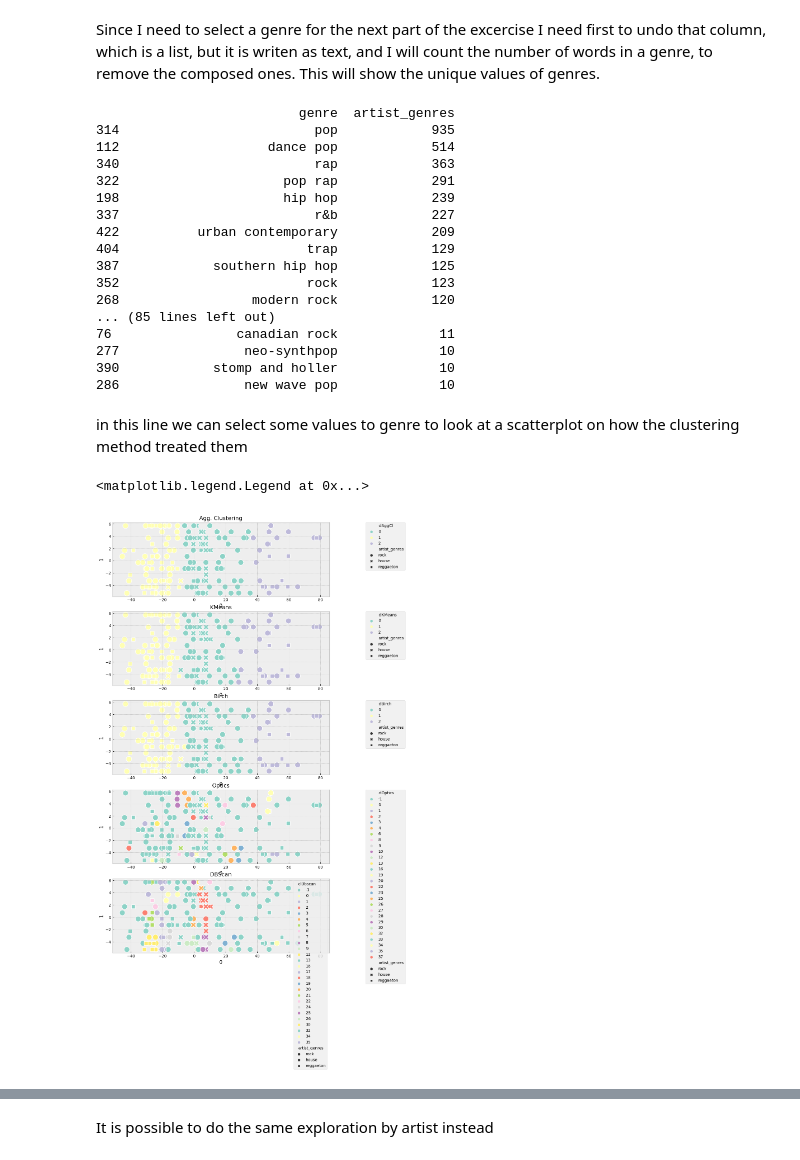
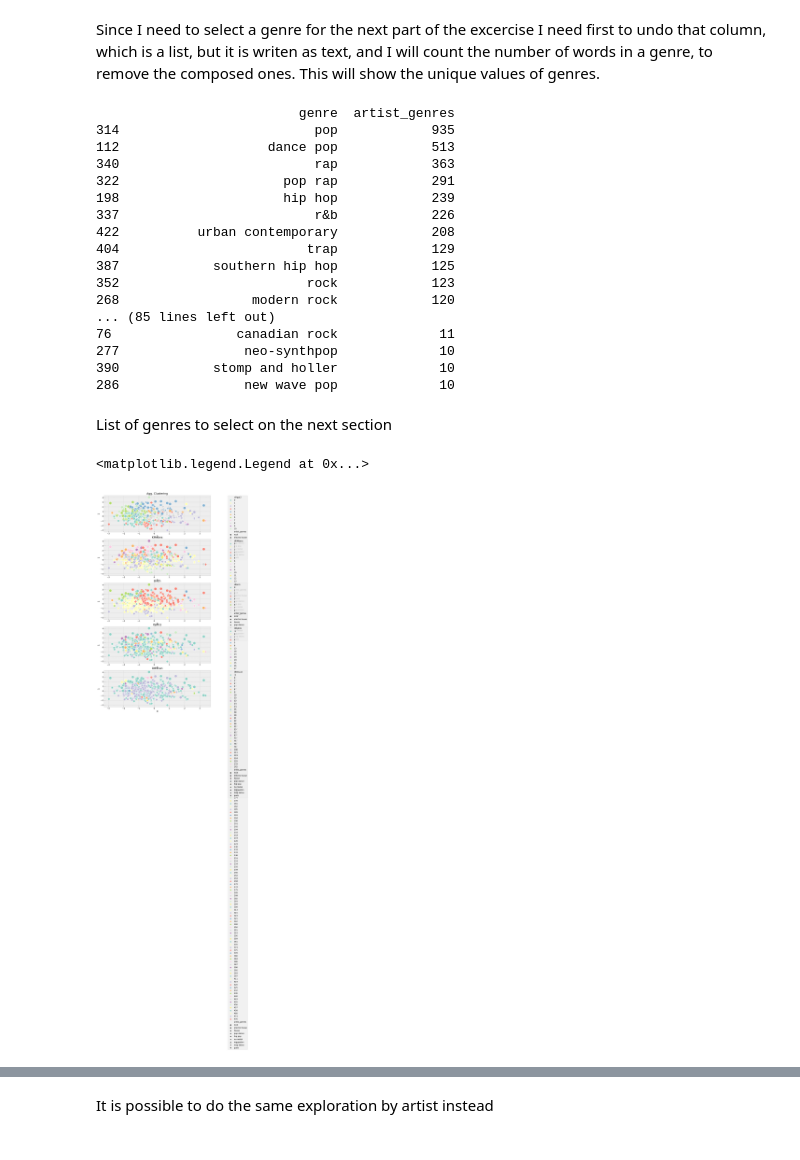
Before and after one commit to krikorantranik/Work, a Jupyter notebook: QuickUnsClustering.ipynb, the cells around one changed output, grey strips where cells are left out. Cells and saved outputs as stored; diff of their text form; code cells hidden in the pictures.

```diff
--- a/QuickUnsClustering.ipynb
+++ b/QuickUnsClustering.ipynb
@@ -60,6 +61,6 @@ From this dataset I will select the sound attributes of the songs. I am also sav
 # %%
 dataset = dataset.set_index('track_id')
 dataset = dataset.dropna()
-metadata = dataset[['track_name','album','artist_id','artist_name','artist_genres']]
-dataset = dataset[['danceability','energy','key','loudness','speechiness','acousticness','instrumentalness','liveness','valence','tempo']]
+metadata = dataset[['track_name','album','artist_id','artist_name','artist_genres','year']]
+dataset = dataset[['danceability','energy','key','loudness','speechiness','acousticness','instrumentalness','liveness','valence','tempo','duration_ms','time_signature']]
 # %% [markdown]
@@ -67,6 +68,6 @@ The following code defines a PCA analysis to reduce the number of variables (mig
 # %%
 def varred(simio):
- scaler = PCA(n_components=0.99, svd_solver='full')
+ scaler = PCA(n_components=0.85, svd_solver='full')
  resultsWordstrans = simio.copy()
  resultsWordstrans = scaler.fit_transform(resultsWordstrans)
  resultsWordstrans = pd.DataFrame(resultsWordstrans)
@@ -74,6 +75,17 @@ def varred(simio):
  resultsWordstrans.columns = resultsWordstrans.columns.astype(str)
  return resultsWordstrans
 
-datasetR = varred(dataset)
+def properscaler(simio):
+ scaler = StandardScaler()
+ resultsWordstrans = scaler.fit_transform(simio)
+ resultsWordstrans = pd.DataFrame(resultsWordstrans)
+ resultsWordstrans.index = simio.index
+ resultsWordstrans.columns = simio.columns
+ return resultsWordstrans
+
+
+
+datasetR = properscaler(dataset)
+datasetR = varred(datasetR)
 datasetR.head(10)
 # %% [output]
@@ -138,9 +150,9 @@ plt.show()
 # %% [markdown]
 Then we fix the number of clusters for the algorithms. The diagram is going to help determine how close the clusters are
 # %%
-ncl_AggCl = 3
-ncl_KMeans = 3
-ncl_Birch = 3
+ncl_AggCl = 11
+ncl_KMeans = 17
+ncl_Birch = 9
 
 X = datasetR.to_numpy(dtype='float')
 clusterer1 = AgglomerativeClustering(n_clusters=int(ncl_AggCl))
@@ -163,13 +175,13 @@ n_clusters3 = max(cluster_labels3)
 silhouette_avg3 = silhouette_score(X, cluster_labels3)
 sample_silhouette_values3 = silhouette_samples(X, cluster_labels3)
 
-clusterer4 = OPTICS(min_samples=10)
+clusterer4 = OPTICS(min_samples=2)
 cluster_labels4 = clusterer4.fit_predict(X)
 n_clusters4 = max(cluster_labels4)
 silhouette_avg4 = silhouette_score(X, cluster_labels4)
 sample_silhouette_values4 = silhouette_samples(X, cluster_labels4)
 
-clusterer5 = DBSCAN(eps=1, min_samples=10)
+clusterer5 = DBSCAN(eps=1, min_samples=2)
 cluster_labels5 = clusterer5.fit_predict(X)
 n_clusters5 = max(cluster_labels5)
 silhouette_avg5 = silhouette_score(X, cluster_labels5)
@@ -341,12 +353,12 @@ print(genrestbl.head(100).to_string())
 # %% [output]
                           genre  artist_genres
 314                         pop            935
-112                   dance pop            514
+112                   dance pop            513
 340                         rap            363
 322                     pop rap            291
 198                     hip hop            239
-337                         r&b            227
-422          urban contemporary            209
+337                         r&b            226
+422          urban contemporary            208
 404                        trap            129
 387            southern hip hop            125
 352                        rock            123
@@ -356,27 +368,27 @@ print(genrestbl.head(100).to_string())
 277                neo-synthpop             10
 390            stomp and holler             10
 286                new wave pop             10
-# %% [markdown]
-in this line we can select some values to genre to look at a scatterplot on how the clustering method treated them
+# %% [markdown]
+List of genres to select on the next section
 # %%
-selectedgenres = ['rock','reggaeton','house']
+selectedgenres = ['rock','reggaeton','house','hip pop','electro house','trap latino', 'punk', 'nu metal', 'pop dance']
 filtered = finalDFgen[finalDFgen['artist_genres'].isin(selectedgenres)]
 fig, [ax1, ax2, ax3, ax4, ax5] = plt.subplots(5,1, figsize=(10,20))
 sns.scatterplot(data=filtered, x="0", y="1", hue="clAggCl", style="artist_genres",s = 200, alpha = 1, palette="Set3", ax=ax1)
 sns.scatterplot(data=filtered, x="0", y="1", hue="clKMeans", style="artist_genres",s = 200, alpha = 1, palette="Set3", ax=ax2)
 sns.scatterplot(data=filtered, x="0", y="1", hue="clBirch", style="artist_genres",s = 200, alpha = 1, palette="Set3", ax=ax3)
 sns.scatterplot(data=filtered, x="0", y="1", hue="clOptics", style="artist_genres",s = 200, alpha = 1, palette="Set3", ax=ax4)
 sns.scatterplot(data=filtered, x="0", y="1", hue="clDbscan", style="artist_genres",s = 200, alpha = 1, palette="Set3", ax=ax5)
 ax1.set_title("Agg. Clustering")
 ax2.set_title("KMeans")
 ax3.set_title("Birch")
 ax4.set_title("Optics")
 ax5.set_title("DBScan")
 ax1.legend(bbox_to_anchor=(1.35, 1), borderaxespad=0)
 ax2.legend(bbox_to_anchor=(1.35, 1), borderaxespad=0)
 ax3.legend(bbox_to_anchor=(1.35, 1), borderaxespad=0)
 ax4.legend(bbox_to_anchor=(1.35, 1), borderaxespad=0)
-ax4.legend(bbox_to_anchor=(1.35, 1), borderaxespad=0)
+ax5.legend(bbox_to_anchor=(1.35, 1), borderaxespad=0)
 # %% [output]
 <matplotlib.legend.Legend at 0x...>
-[figure, old version]
+[figure, new version]
```
Also changed, not shown: parts of 10 cells of this notebook.
